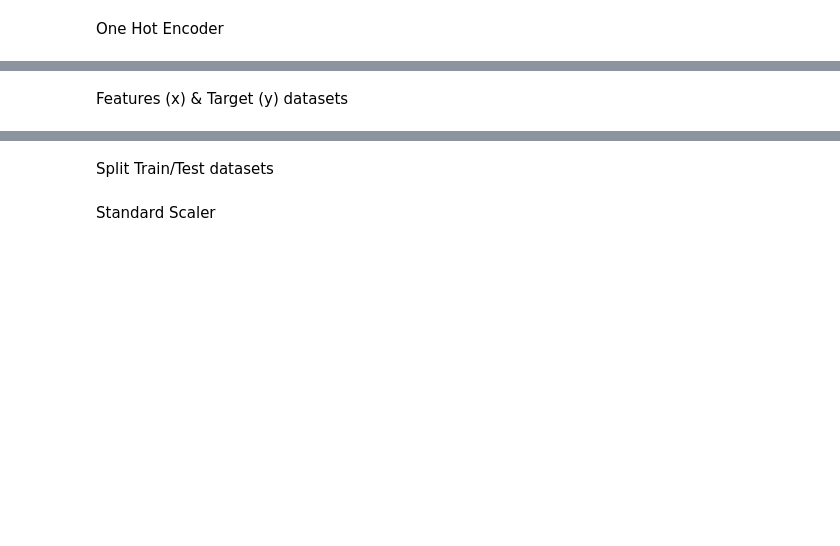
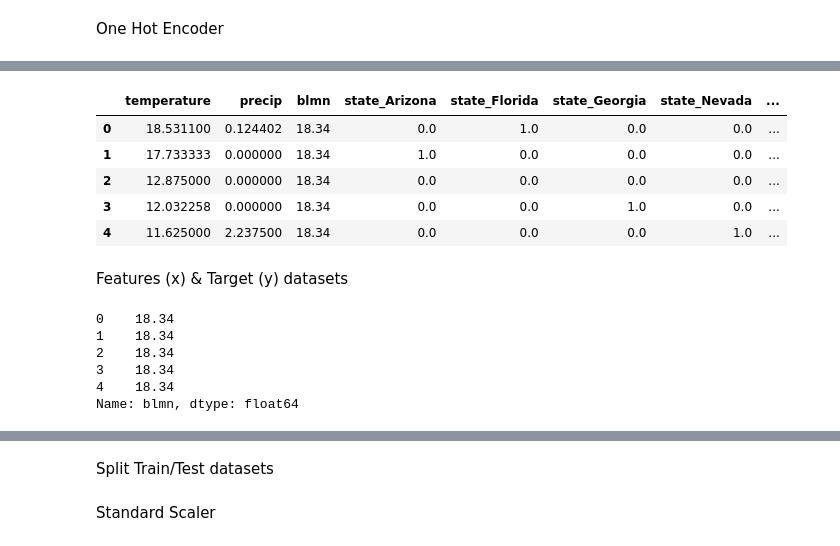
Before and after one commit to lindseyhardouin/Weather_Affects_using_Machine_Learning, a Jupyter notebook: Neural_networks.ipynb, the cells around one changed output, grey strips where cells are left out. Cells and saved outputs as stored; diff of their text form; code cells hidden in the pictures; blank space fills up the shorter version.

```diff
--- a/Neural_networks.ipynb
+++ b/Neural_networks.ipynb
@@ -67,29 +135,44 @@ encoded_df.head()
 # %%
 # Add the numerical variables from the original DataFrame to the one-hot encoding DataFrame
 
 concat_encoded_df = pd.concat(
     [
-        concat_data_df.drop(columns= categorical_variables),
+        df.drop(columns= categorical_variables),
         encoded_df
     ],
     axis=1
 )
 
 
+
 # Review the Dataframe
 
 concat_encoded_df.head()
+# %% [output]
+|  | temperature | precip | blmn | state_Arizona | state_Florida | state_Georgia | state_Nevada | ... |
+| 0 | 18.531100 | 0.124402 | 18.34 | 0.0 | 1.0 | 0.0 | 0.0 | ... |
+| 1 | 17.733333 | 0.000000 | 18.34 | 1.0 | 0.0 | 0.0 | 0.0 | ... |
+| 2 | 12.875000 | 0.000000 | 18.34 | 0.0 | 0.0 | 0.0 | 0.0 | ... |
+| 3 | 12.032258 | 0.000000 | 18.34 | 0.0 | 0.0 | 1.0 | 0.0 | ... |
+| 4 | 11.625000 | 2.237500 | 18.34 | 0.0 | 0.0 | 0.0 | 1.0 | ... |
 # %% [markdown]
 Features (x) & Target (y) datasets
 # %%
 # Define the target set y
 
-y = df["BLMN"]
+y = concat_encoded_df["blmn"]
 
 
 # Display a sample of y
 
 y[:5]
+# %% [output]
+0    18.34
+1    18.34
+2    18.34
+3    18.34
+4    18.34
+Name: blmn, dtype: float64
 # %%
 # Define features set X by selecting all columns but y
 
```
Also changed, not shown: parts of 12 cells of this notebook, 2 other files.
